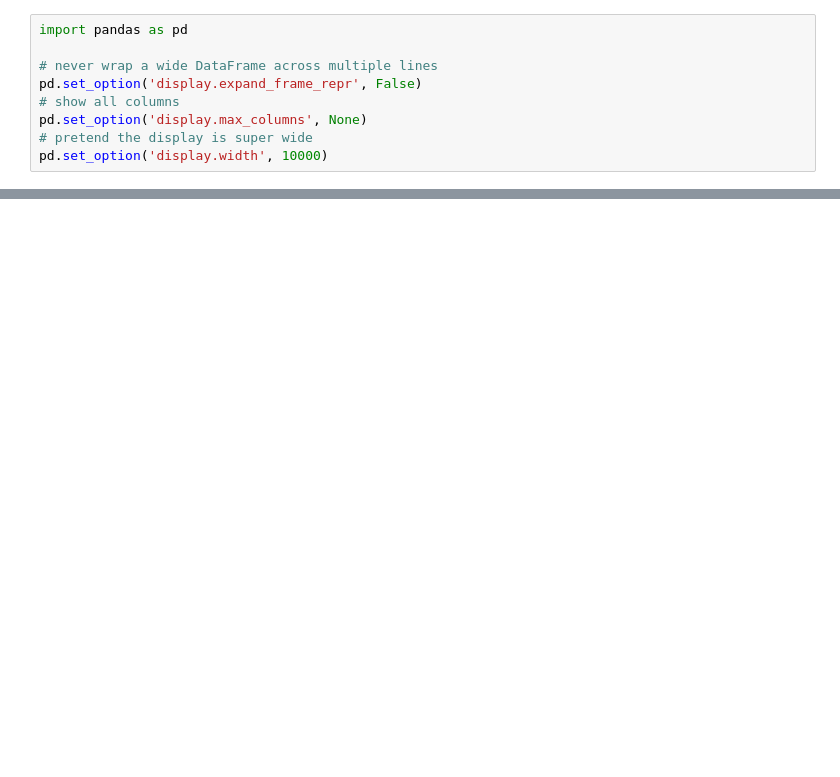
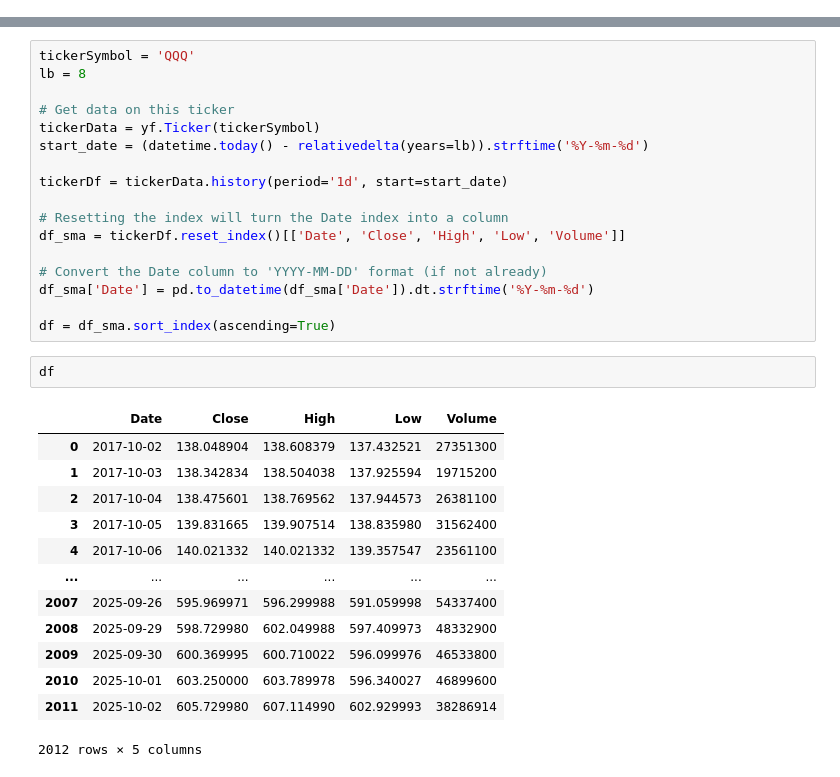
Before and after one commit to bchase17/Fracturion, a Jupyter notebook: Ensemble_Aggregation_Allocation_Logic/PI copy.ipynb, the cells around one changed output, grey strips where cells are left out. Cells and saved outputs as stored; diff of their text form; blank space fills up the shorter version.

```diff
--- a/Ensemble_Aggregation_Allocation_Logic/PI copy.ipynb
+++ b/Ensemble_Aggregation_Allocation_Logic/PI copy.ipynb
@@ -795,9 +95,0 @@ fi_df = pd.DataFrame(feature_importance_records)
-# %%
-import pandas as pd
-
-# never wrap a wide DataFrame across multiple lines
-pd.set_option('display.expand_frame_repr', False)
-# show all columns
-pd.set_option('display.max_columns', None)
-# pretend the display is super wide
-pd.set_option('display.width', 10000)
@@ -1033,0 +145,33 @@ NameError: name 'sub_model_df' is not defined
+# %%
+tickerSymbol = 'QQQ'
+lb = 8
+
+# Get data on this ticker
+tickerData = yf.Ticker(tickerSymbol)
+start_date = (datetime.today() - relativedelta(years=lb)).strftime('%Y-%m-%d')
+
+tickerDf = tickerData.history(period='1d', start=start_date)
+
+# Resetting the index will turn the Date index into a column
+df_sma = tickerDf.reset_index()[['Date', 'Close', 'High', 'Low', 'Volume']]
+
+# Convert the Date column to 'YYYY-MM-DD' format (if not already)
+df_sma['Date'] = pd.to_datetime(df_sma['Date']).dt.strftime('%Y-%m-%d')
+
+df = df_sma.sort_index(ascending=True)
+# %%
+df
+# %% [output]
+|  | Date | Close | High | Low | Volume |
+| 0 | 2017-10-02 | 138.048904 | 138.608379 | 137.432521 | 27351300 |
+| 1 | 2017-10-03 | 138.342834 | 138.504038 | 137.925594 | 19715200 |
+| 2 | 2017-10-04 | 138.475601 | 138.769562 | 137.944573 | 26381100 |
+| 3 | 2017-10-05 | 139.831665 | 139.907514 | 138.835980 | 31562400 |
+| 4 | 2017-10-06 | 140.021332 | 140.021332 | 139.357547 | 23561100 |
+| ... | ... | ... | ... | ... | ... |
+| 2007 | 2025-09-26 | 595.969971 | 596.299988 | 591.059998 | 54337400 |
+| 2008 | 2025-09-29 | 598.729980 | 602.049988 | 597.409973 | 48332900 |
+| 2009 | 2025-09-30 | 600.369995 | 600.710022 | 596.099976 | 46533800 |
+| 2010 | 2025-10-01 | 603.250000 | 603.789978 | 596.340027 | 46899600 |
+| 2011 | 2025-10-02 | 605.729980 | 607.114990 | 602.929993 | 38286914 |
+2012 rows × 5 columns
```
Also changed, not shown: parts of 18 cells of this notebook, 4 other files.
